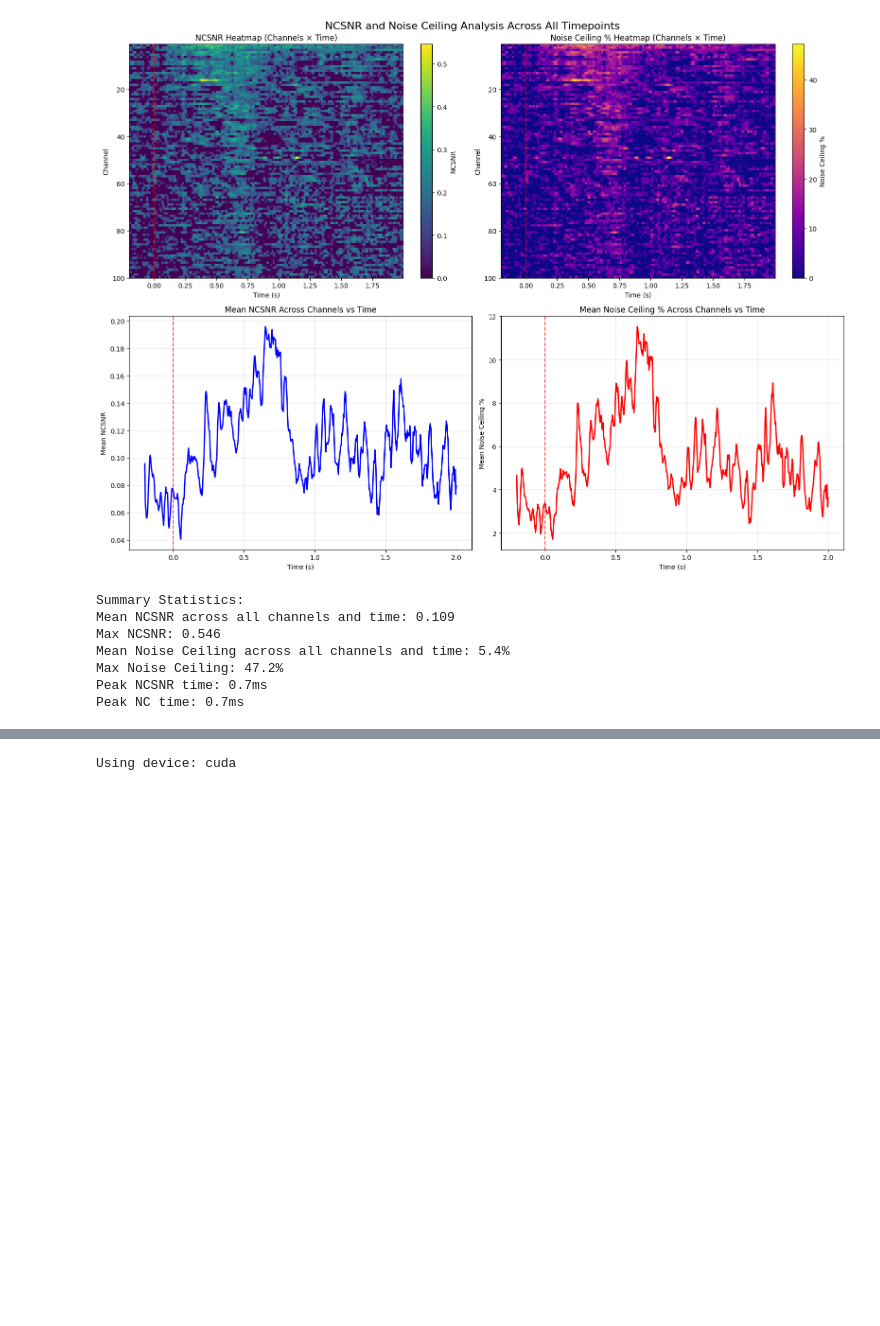
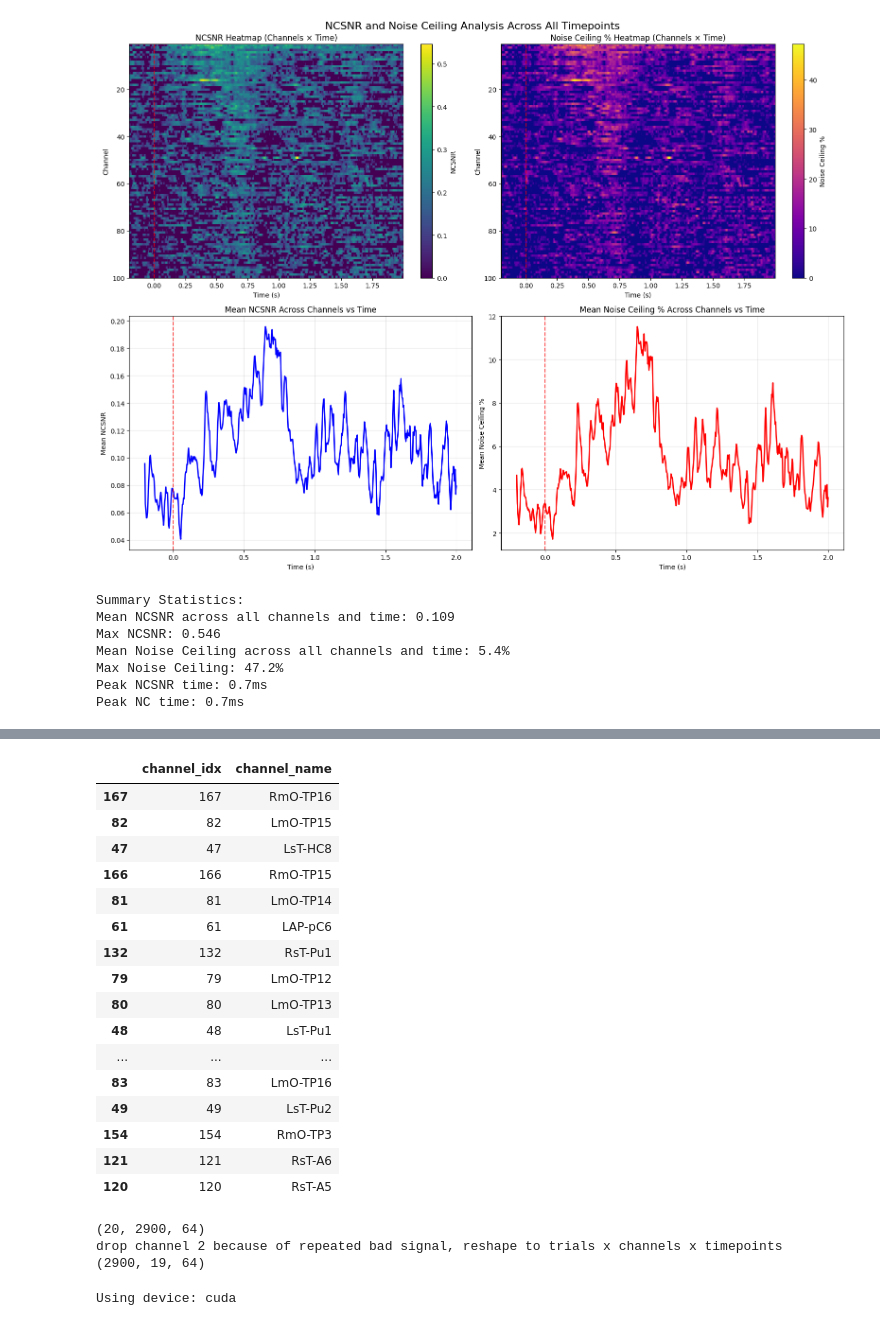
Before and after one commit to PrincetonCompMemLab/mindeye_ieeg, a Jupyter notebook: train.ipynb, the cells around one changed output, grey strips where cells are left out. Cells and saved outputs as stored; diff of their text form; code cells hidden in the pictures; blank space fills up the shorter version.

```diff
--- a/train.ipynb
+++ b/train.ipynb
@@ -523,3 +572,36 @@ averaged over repeats and flattened channels x timepoints
+# %%
+labels.iloc[rankings[:20]]
+# %% [output]
+|  | channel_idx | channel_name |
+| 167 | 167 | RmO-TP16 |
+| 82 | 82 | LmO-TP15 |
+| 47 | 47 | LsT-HC8 |
+| 166 | 166 | RmO-TP15 |
+| 81 | 81 | LmO-TP14 |
+| 61 | 61 | LAP-pC6 |
+| 132 | 132 | RsT-Pu1 |
+| 79 | 79 | LmO-TP12 |
+| 80 | 80 | LmO-TP13 |
+| 48 | 48 | LsT-Pu1 |
+| ... | ... | ... |
+| 83 | 83 | LmO-TP16 |
+| 49 | 49 | LsT-Pu2 |
+| 154 | 154 | RmO-TP3 |
+| 121 | 121 | RsT-A6 |
+| 120 | 120 | RsT-A5 |
+# %%
+print(binned_data.shape)
+cleaned_data = np.delete(binned_data, 2, axis=0).transpose(1,0,2)
+print('drop channel 2 because of repeated bad signal, reshape to trials x channels x timepoints')
+print(cleaned_data.shape)
+
+# final_data = cleaned_data.reshape(cleaned_data.shape[1], -1)  # flatten channels x timepoints
+# print('flattened channels x timepoints')
+# print(final_data.shape)
+# %% [output]
+(20, 2900, 64)
+drop channel 2 because of repeated bad signal, reshape to trials x channels x timepoints
+(2900, 19, 64)
 # %%
 # prepare target CLIP embeddings
 device = "cuda" if torch.cuda.is_available() else "cpu"
```
Also changed, not shown: parts of 14 cells of this notebook.
